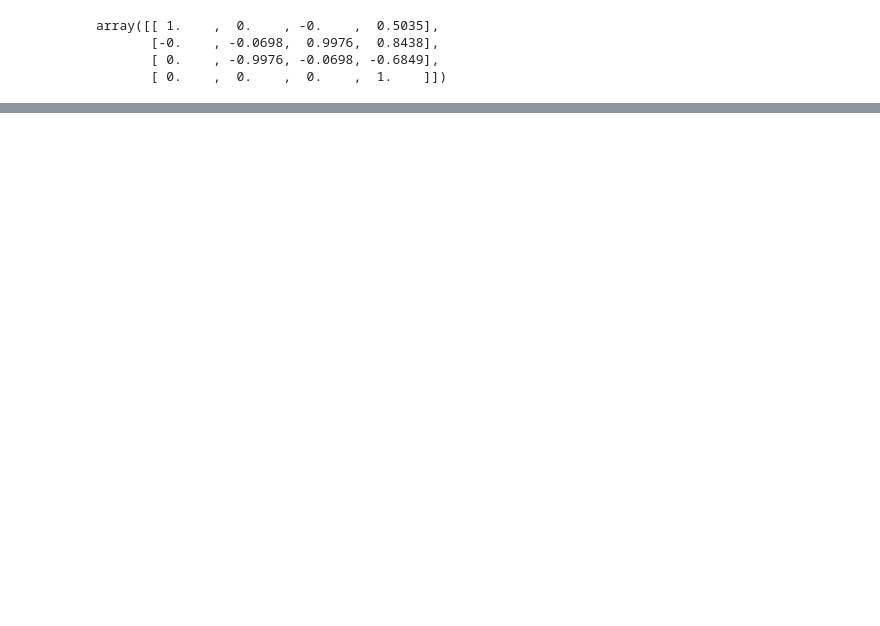
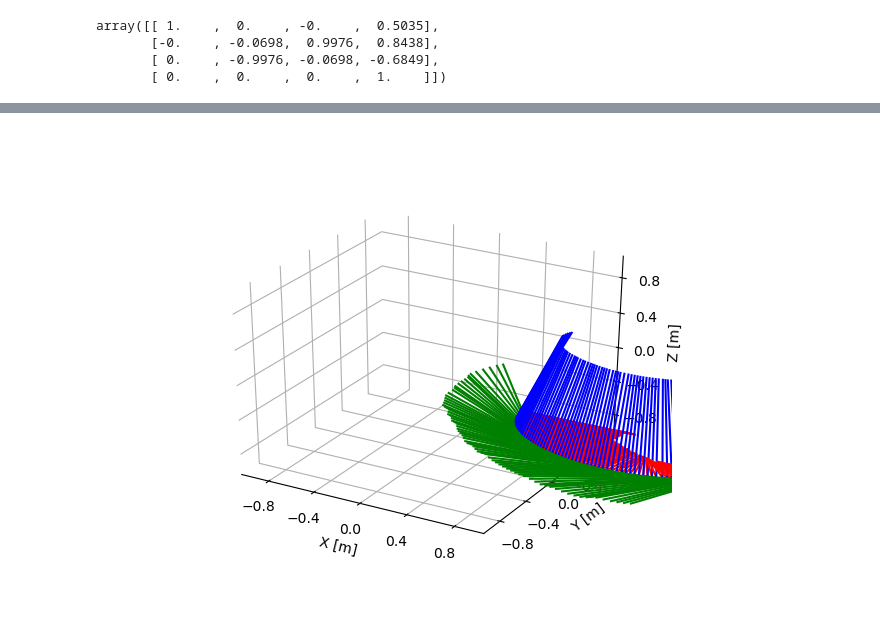
Before and after one commit to dfki-ric/uxo-dataset2024, a Jupyter notebook: scripts/transforms_nb.ipynb, the cells around one changed output, grey strips where cells are left out. Saved outputs shown, nothing was run; the diff lists cells and outputs as text; code cells hidden in the pictures; blank space fills up the shorter version.

```diff
--- a/scripts/transforms_nb.ipynb
+++ b/scripts/transforms_nb.ipynb
@@ -62,0 +72,7 @@ array([[ 1.    ,  0.    , -0.    ,  0.5035],
+# %%
+df_data_clean = df_pos
+df_data_clean[['roll', 'pitch', 'yaw']] = df_data_aris[['SonarRoll', 'SonarTilt', 'SonarPan']]
+# TODO: transform to the right coordinates (check roll for that)
+df_data_clean['yaw'] = 180 - df_data_clean['yaw']
+df_data_clean['pitch'] = - df_data_clean['pitch']
+df_data_clean
@@ -62,0 +93,18 @@ array([[ 1.    ,  0.    , -0.    ,  0.5035],
+# %%
+
+poss = []
+for index, row in df_data_clean.iterrows():
+    tm.add_transform("setup/portal_crane", "world", pt.transform_from_pq(
+                    np.hstack((
+                    np.array(row[['x','y','z']]),
+                    np.array([1, 0, 0, 0])))))
+    poss.append(tm.get_transform("setup/ar3", "world").round(6)[:3, 3])
+# %%
+from scipy.spatial.transform import Rotation as R
+rots = [R.from_euler('xyz', row[['roll','pitch','yaw']], degrees=True).as_quat() for index, row in df_data_clean.iterrows()]
+# %%
+df_ar3 = pd.DataFrame()
+df_ar3['aris_frame_idx'] = df_data_clean['aris_frame_idx']
+df_ar3[['pos.x','pos.y', 'pos.z']] = poss
+df_ar3[['rot.x','rot.y', 'rot.z', 'rot.w']] = rots
+df_ar3
@@ -62,0 +125,12 @@ array([[ 1.    ,  0.    , -0.    ,  0.5035],
+# %%
+from pytransform3d.plot_utils import make_3d_axis
+import pytransform3d.transformations as pytr
+
+SCALING = 10
+fig, ax = plt.subplots()
+ax = make_3d_axis(ax_s=1, unit="m", n_ticks=6)
+for index, row in df_ar3.iloc[::SCALING].iterrows():
+    pytr.plot_transform(ax, A2B=pytr.transform_from(R.from_quat(row[['rot.x','rot.y', 'rot.z', 'rot.w']]).as_matrix(), row[['pos.x','pos.y', 'pos.z']]))
+plt.show()
+# %% [output]
+[figure, added]
```
Also changed, not shown: parts of 15 cells of this notebook, 2 other files.
